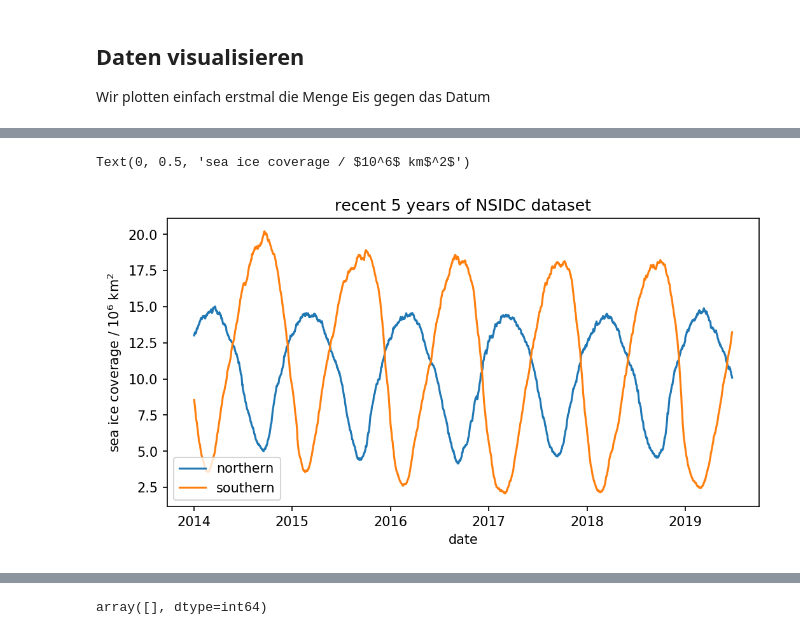
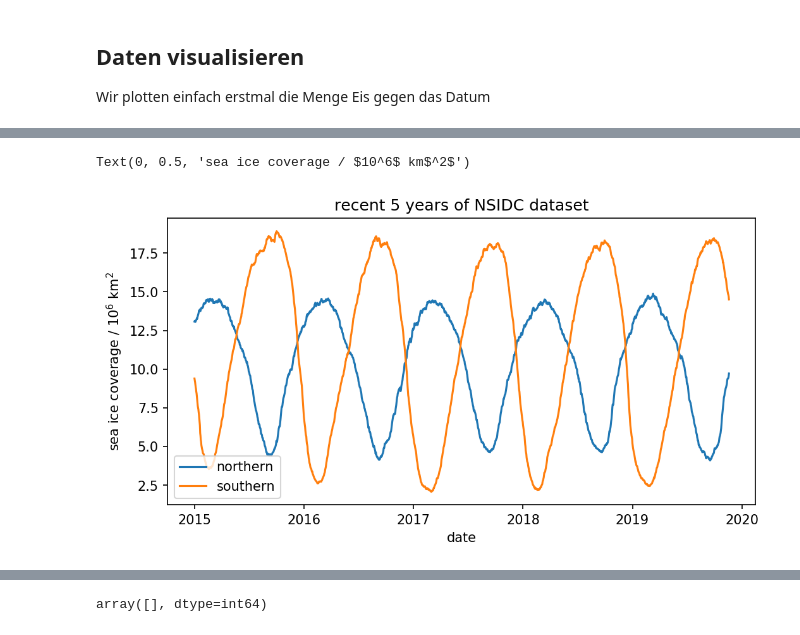
Before and after one commit to s4f-dortmund/open_data_notebooks, a Jupyter notebook: 2019-06-26_extent_analysis.ipynb, the cells around one changed output, grey strips where cells are left out. Saved outputs shown, nothing was run; the diff lists cells and outputs as text; code cells hidden in the pictures.

```diff
--- a/2019-06-26_extent_analysis.ipynb
+++ b/2019-06-26_extent_analysis.ipynb
@@ -44,8 +51,8 @@ def read_icedata(path):
     df = df.resample('1d').interpolate('linear', limit=1)
     return df
 
-dfs = read_icedata('data/2019-06-26/S_seaice_extent_daily_v3.0.csv')
-dfn = read_icedata('data/2019-06-26/N_seaice_extent_daily_v3.0.csv')
+dfs = read_icedata('data/2019-11-21/S_seaice_extent_daily_v3.0.csv')
+dfn = read_icedata('data/2019-11-21/N_seaice_extent_daily_v3.0.csv')
 
 df = dfs.join(dfn, lsuffix='_antarctic', rsuffix='_arctic', how='outer')
 # %%
@@ -172,18 +180,18 @@ plt.grid()
 # %%
 plt.figure(figsize=(8,4), dpi=150)
 
-last_5 = df.loc['2014-01-01':]
+last_5 = df.loc['2015-01-01':]
 
 plt.plot(last_5.index, last_5['extent_arctic'], label='northern')
 plt.plot(last_5.index, last_5['extent_antarctic'], label='southern')
 
 plt.legend()
 plt.title('recent 5 years of NSIDC dataset')
 plt.xlabel('date')
 plt.ylabel('sea ice coverage / $10^6$ km$^2$')
 # %% [output]
 Text(0, 0.5, 'sea ice coverage / $10^6$ km$^2$')
-[figure, old version]
+[figure, new version]
 # %%
 plt.figure(figsize=(8,4), dpi=150)
 
```
Also changed, not shown: parts of 48 cells of this notebook, 4 other files.
